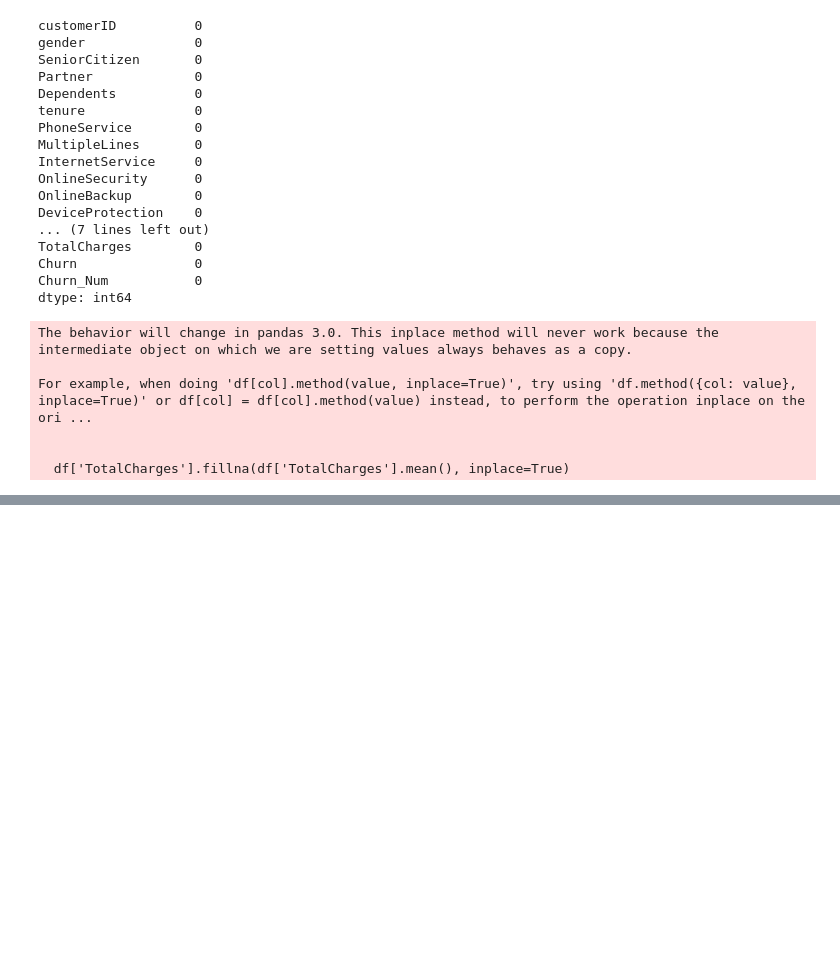
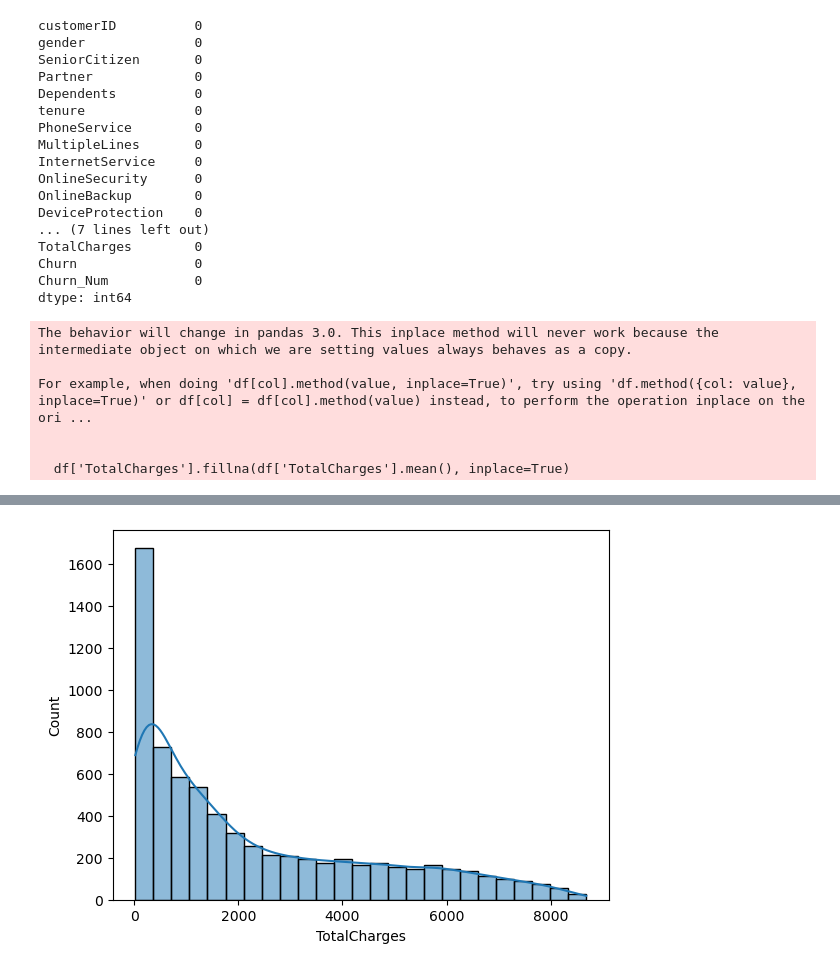
Before and after one commit to udita31/Customer-Churn-Prediction, a Jupyter notebook: churn_analysis.ipynb, the cells around one changed output, grey strips where cells are left out. Cells and saved outputs as stored; diff of their text form; code cells hidden in the pictures; blank space fills up the shorter version.

Commit message:
Updated churn project notebook with feature importance and evaluation plots

```diff
--- a/churn_analysis.ipynb
+++ b/churn_analysis.ipynb
@@ -196,9 +203,5 @@ For example, when doing 'df[col].method(value, inplace=True)', try using 'df.met
 
   df['TotalCharges'].fillna(df['TotalCharges'].mean(), inplace=True)
 # %%
-# Encode binary categorical columns
-le = LabelEncoder()
-df['Churn'] = le.fit_transform(df['Churn'])  # Yes=1, No=0
-df['Gender'] = le.fit_transform(df['Gender'])  # Female=0, Male=1
-df['SeniorCitizen'] = df['SeniorCitizen'].astype(int)  # Already 0/1
+print(df.describe())
 # %% [output]
@@ -205,0 +217,5 @@ KeyError: 'Gender'
+# %%
+sns.histplot(df['TotalCharges'], kde=True)
+plt.show()
+# %% [output]
+[figure, added]
```
Also changed, not shown: parts of 16 cells of this notebook.
